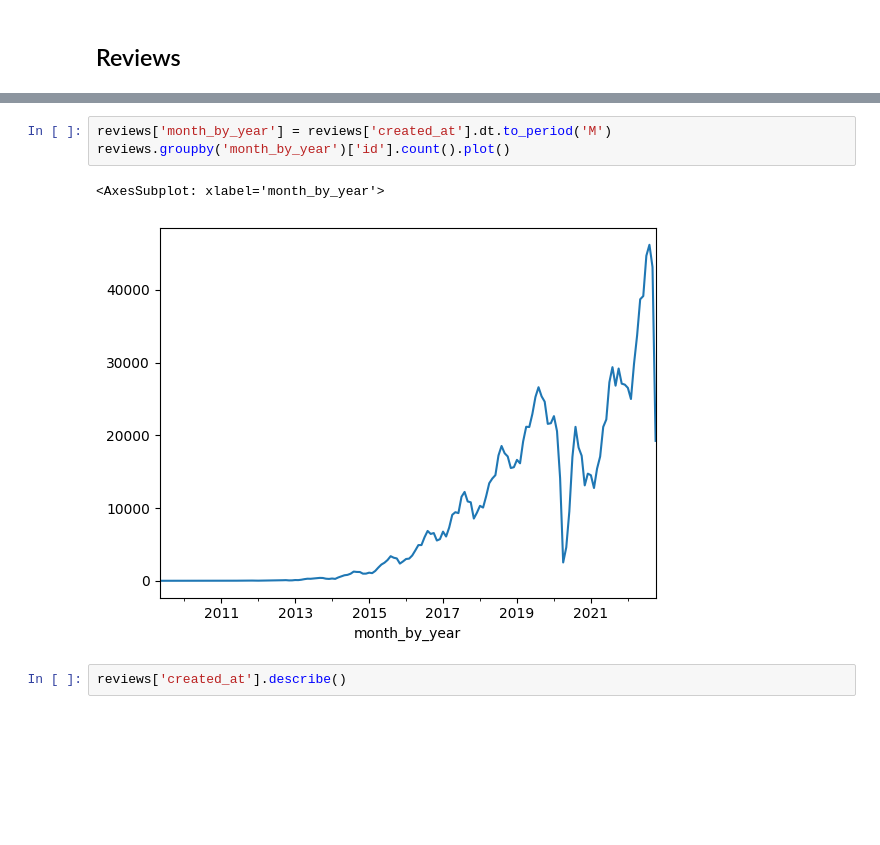
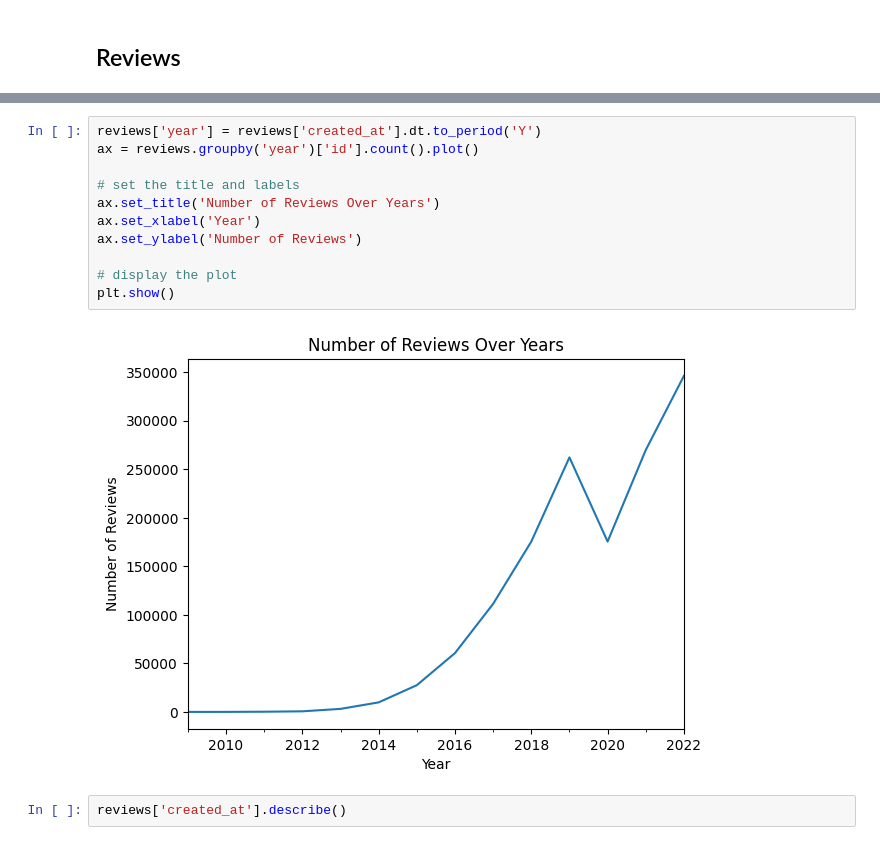
Before and after one commit to yhchan0918/CT_Recsys, a Jupyter notebook: data_exploration/eda.ipynb, the cells around one changed output, grey strips where cells are left out. Cells and saved outputs as stored; diff of their text form; blank space fills up the shorter version.

```diff
--- a/data_exploration/eda.ipynb
+++ b/data_exploration/eda.ipynb
@@ -34,9 +53,16 @@ Name: rating, dtype: int64
 # %%
-reviews['month_by_year'] = reviews['created_at'].dt.to_period('M')
-reviews.groupby('month_by_year')['id'].count().plot()
+reviews['year'] = reviews['created_at'].dt.to_period('Y')
+ax = reviews.groupby('year')['id'].count().plot()
+
+# set the title and labels
+ax.set_title('Number of Reviews Over Years')
+ax.set_xlabel('Year')
+ax.set_ylabel('Number of Reviews')
+
+# display the plot
+plt.show()
 # %% [output]
-<AxesSubplot: xlabel='month_by_year'>
-[figure, old version]
+[figure, new version]
 # %%
 reviews['created_at'].describe()
 # %% [output]
```
Also changed, not shown: parts of 9 cells of this notebook, 41 other files.
